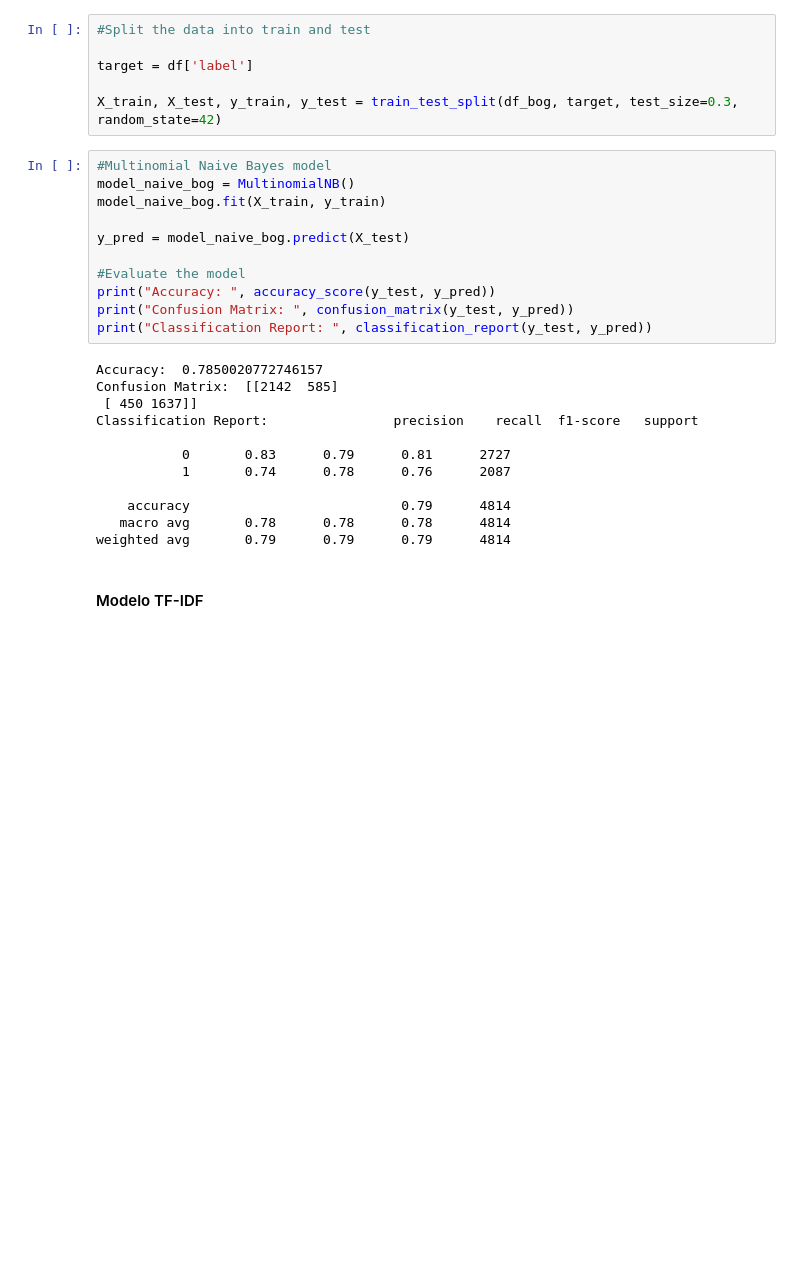
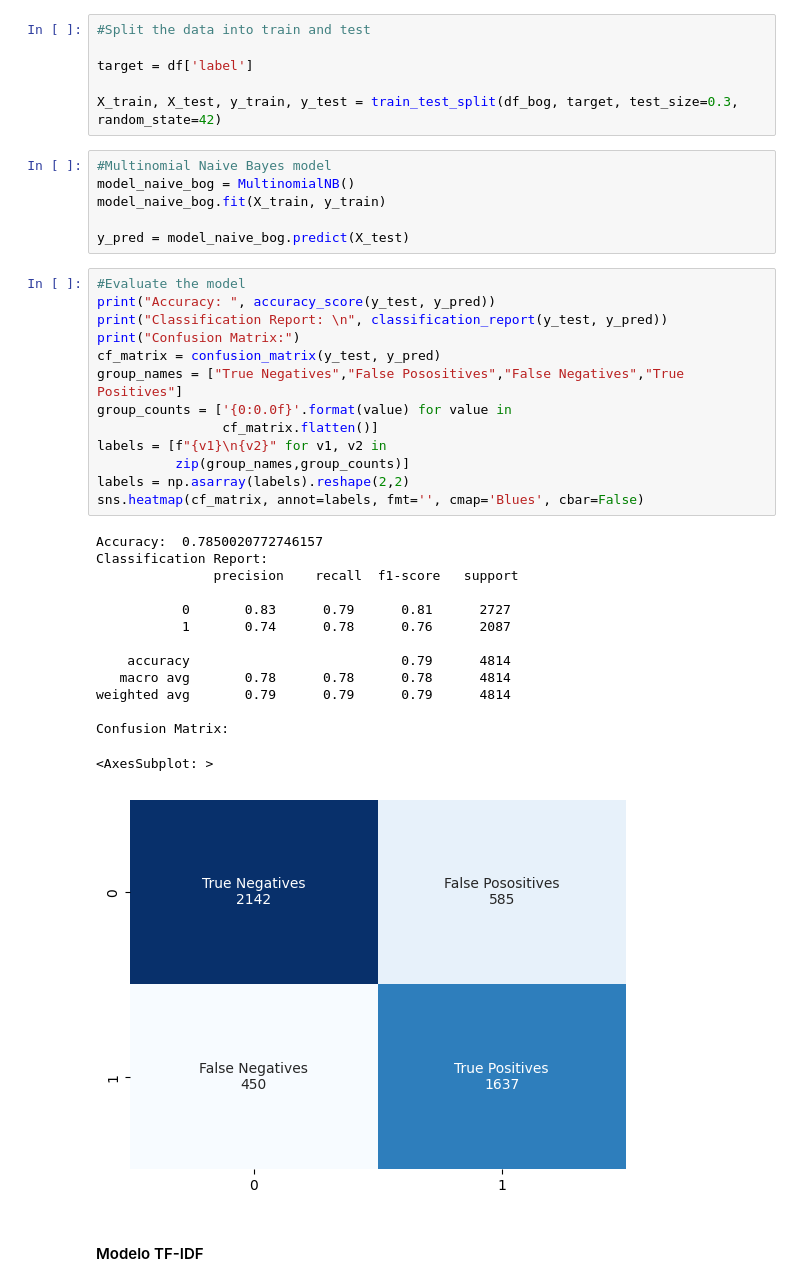
Before and after one commit to bryannalfaro/Lab2-SecurityDS, a Jupyter notebook: lab2.ipynb, the cells around one changed output. Saved outputs shown, nothing was run; the diff lists cells and outputs as text; blank space fills up the shorter version.

```diff
--- a/lab2.ipynb
+++ b/lab2.ipynb
@@ -222,23 +223,34 @@ model_naive_bog = MultinomialNB()
 model_naive_bog.fit(X_train, y_train)
 
 y_pred = model_naive_bog.predict(X_test)
-
-#Evaluate the model
-print("Accuracy: ", accuracy_score(y_test, y_pred))
-print("Confusion Matrix: ", confusion_matrix(y_test, y_pred))
-print("Classification Report: ", classification_report(y_test, y_pred))
-# %% [output]
-Accuracy:  0.7850020772746157
-Confusion Matrix:  [[2142  585]
- [ 450 1637]]
-Classification Report:                precision    recall  f1-score   support
-
-           0       0.83      0.79      0.81      2727
-           1       0.74      0.78      0.76      2087
-
-    accuracy                           0.79      4814
-   macro avg       0.78      0.78      0.78      4814
-weighted avg       0.79      0.79      0.79      4814
+# %%
+#Evaluate the model
+print("Accuracy: ", accuracy_score(y_test, y_pred))
+print("Classification Report: \n", classification_report(y_test, y_pred))
+print("Confusion Matrix:")
+cf_matrix = confusion_matrix(y_test, y_pred)
+group_names = ["True Negatives","False Posositives","False Negatives","True Positives"]
+group_counts = ['{0:0.0f}'.format(value) for value in
+                cf_matrix.flatten()]
+labels = [f"{v1}\n{v2}" for v1, v2 in
+          zip(group_names,group_counts)]
+labels = np.asarray(labels).reshape(2,2)
+sns.heatmap(cf_matrix, annot=labels, fmt='', cmap='Blues', cbar=False)
+# %% [output]
+Accuracy:  0.7850020772746157
+Classification Report:
+               precision    recall  f1-score   support
+
+           0       0.83      0.79      0.81      2727
+           1       0.74      0.78      0.76      2087
+
+    accuracy                           0.79      4814
+   macro avg       0.78      0.78      0.78      4814
+weighted avg       0.79      0.79      0.79      4814
+
+Confusion Matrix:
+<AxesSubplot: >
+[figure, added]
 # %% [markdown]
 #### Modelo TF-IDF
 # %%
```
Also changed, not shown: parts of 5 cells of this notebook.
